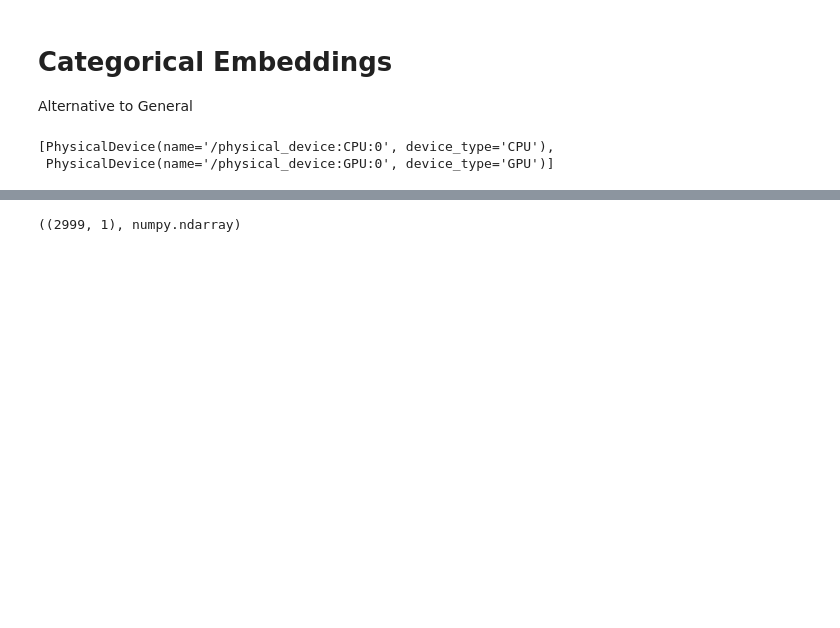
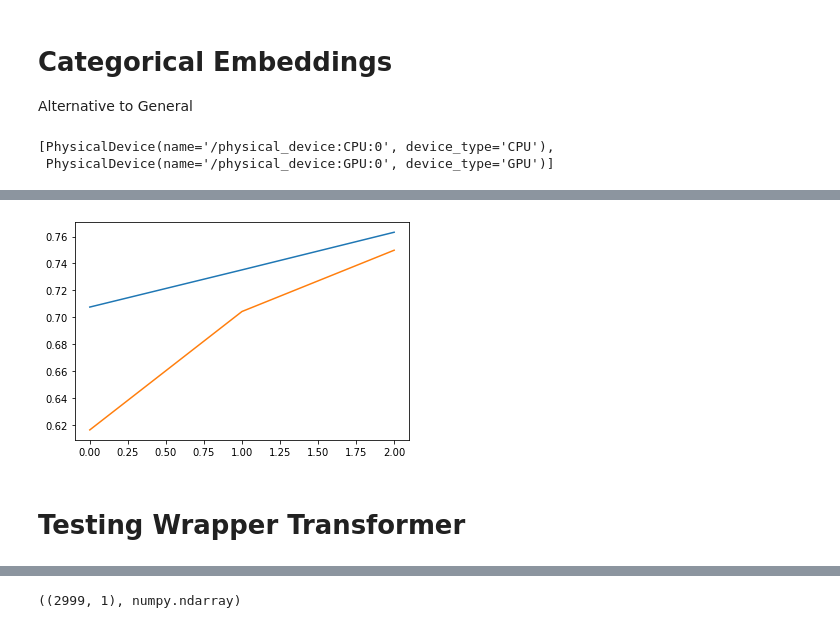
Before and after one commit to spayot/mte-plus, a Jupyter notebook: notebooks/tf_embeddings.ipynb, the cells around one changed output, grey strips where cells are left out. Drawn from its saved outputs; the diff is of its cells as text; code cells hidden in the pictures; blank space fills up the shorter version.

```diff
--- a/notebooks/tf_embeddings.ipynb
+++ b/notebooks/tf_embeddings.ipynb
@@ -175,0 +131,9 @@ Epoch 5/5
+# %%
+import matplotlib.pyplot as plt
+plt.plot(hist.history.get('val_accuracy'))
+plt.plot(hist.history.get('accuracy'))
+plt.show()
+# %% [output]
+[figure, added]
+# %% [markdown]
+# Testing Wrapper Transformer
```
Also changed, not shown: parts of 67 cells of this notebook, 13 other files.
